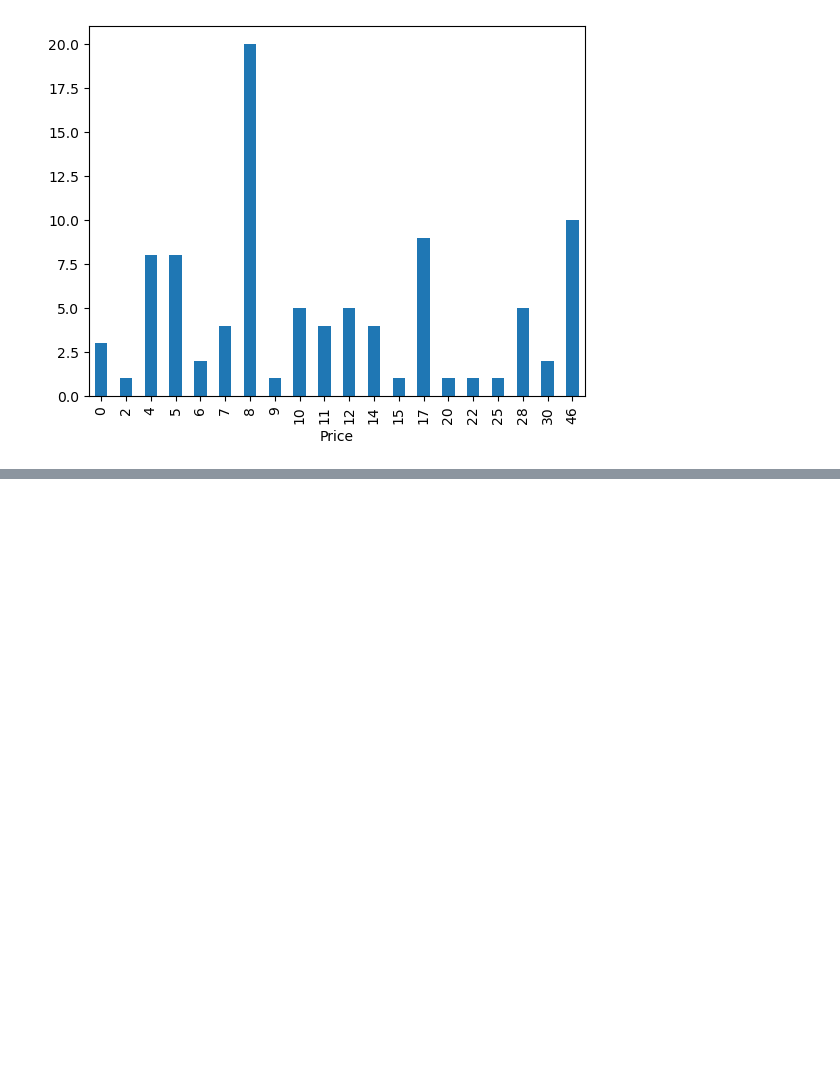
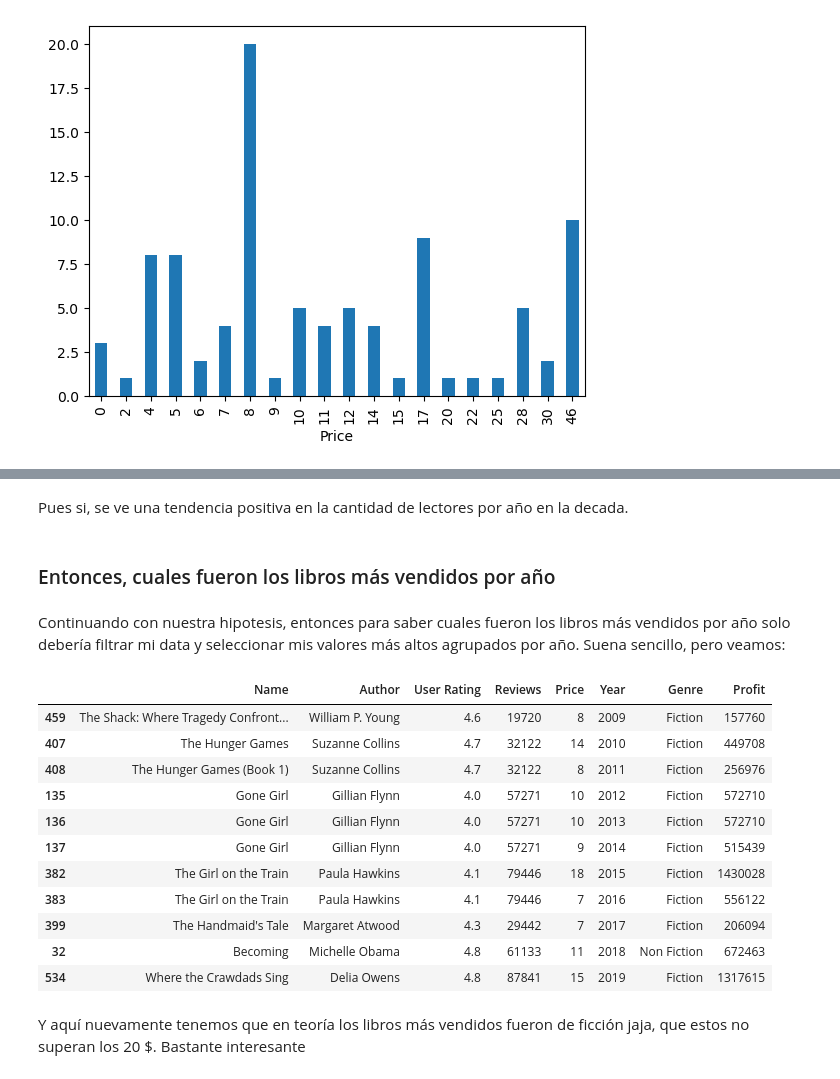
Before and after one commit to laverde-c/Best-Sellers, a Jupyter notebook: Best_sellers.ipynb, the cells around one changed output, grey strips where cells are left out. Cells and saved outputs as stored; diff of their text form; code cells hidden in the pictures; blank space fills up the shorter version.

```diff
--- a/Best_sellers.ipynb
+++ b/Best_sellers.ipynb
@@ -199,2 +246,26 @@ price.plot(kind='box', x='Price', y='price')
+# %% [markdown]
+Pues si, se ve una tendencia positiva en la cantidad de lectores por año en la decada.
+# %% [markdown]
+<h3> Entonces, cuales fueron los libros más vendidos por año </h3>
+# %% [markdown]
+Continuando con nuestra hipotesis, entonces para saber cuales fueron los libros más vendidos por año solo debería filtrar mi data y seleccionar mis valores más altos agrupados por año. Suena sencillo, pero veamos:
+# %%
+df.loc[df.groupby('Year')['Reviews'].idxmax()]
+#filtrado con metodo .loc cuyo parametro son los indices de los Reviews mas altos agrupados por año
+# %% [output]
+|  | Name | Author | User Rating | Reviews | Price | Year | Genre | Profit |
+| 459 | The Shack: Where Tragedy Confront... | William P. Young | 4.6 | 19720 | 8 | 2009 | Fiction | 157760 |
+| 407 | The Hunger Games | Suzanne Collins | 4.7 | 32122 | 14 | 2010 | Fiction | 449708 |
+| 408 | The Hunger Games (Book 1) | Suzanne Collins | 4.7 | 32122 | 8 | 2011 | Fiction | 256976 |
+| 135 | Gone Girl | Gillian Flynn | 4.0 | 57271 | 10 | 2012 | Fiction | 572710 |
+| 136 | Gone Girl | Gillian Flynn | 4.0 | 57271 | 10 | 2013 | Fiction | 572710 |
+| 137 | Gone Girl | Gillian Flynn | 4.0 | 57271 | 9 | 2014 | Fiction | 515439 |
+| 382 | The Girl on the Train | Paula Hawkins | 4.1 | 79446 | 18 | 2015 | Fiction | 1430028 |
+| 383 | The Girl on the Train | Paula Hawkins | 4.1 | 79446 | 7 | 2016 | Fiction | 556122 |
+| 399 | The Handmaid's Tale | Margaret Atwood | 4.3 | 29442 | 7 | 2017 | Fiction | 206094 |
+| 32 | Becoming | Michelle Obama | 4.8 | 61133 | 11 | 2018 | Non Fiction | 672463 |
+| 534 | Where the Crawdads Sing | Delia Owens | 4.8 | 87841 | 15 | 2019 | Fiction | 1317615 |
+# %% [markdown]
+Y aquí nuevamente tenemos que en teoría los libros más vendidos fueron de ficción jaja, que estos no superan los 20 $. Bastante interesante
 # %% [markdown]
 <h3> Conclusiones:  </h3>
```
Also changed, not shown: parts of 41 cells of this notebook, 1 other file.
